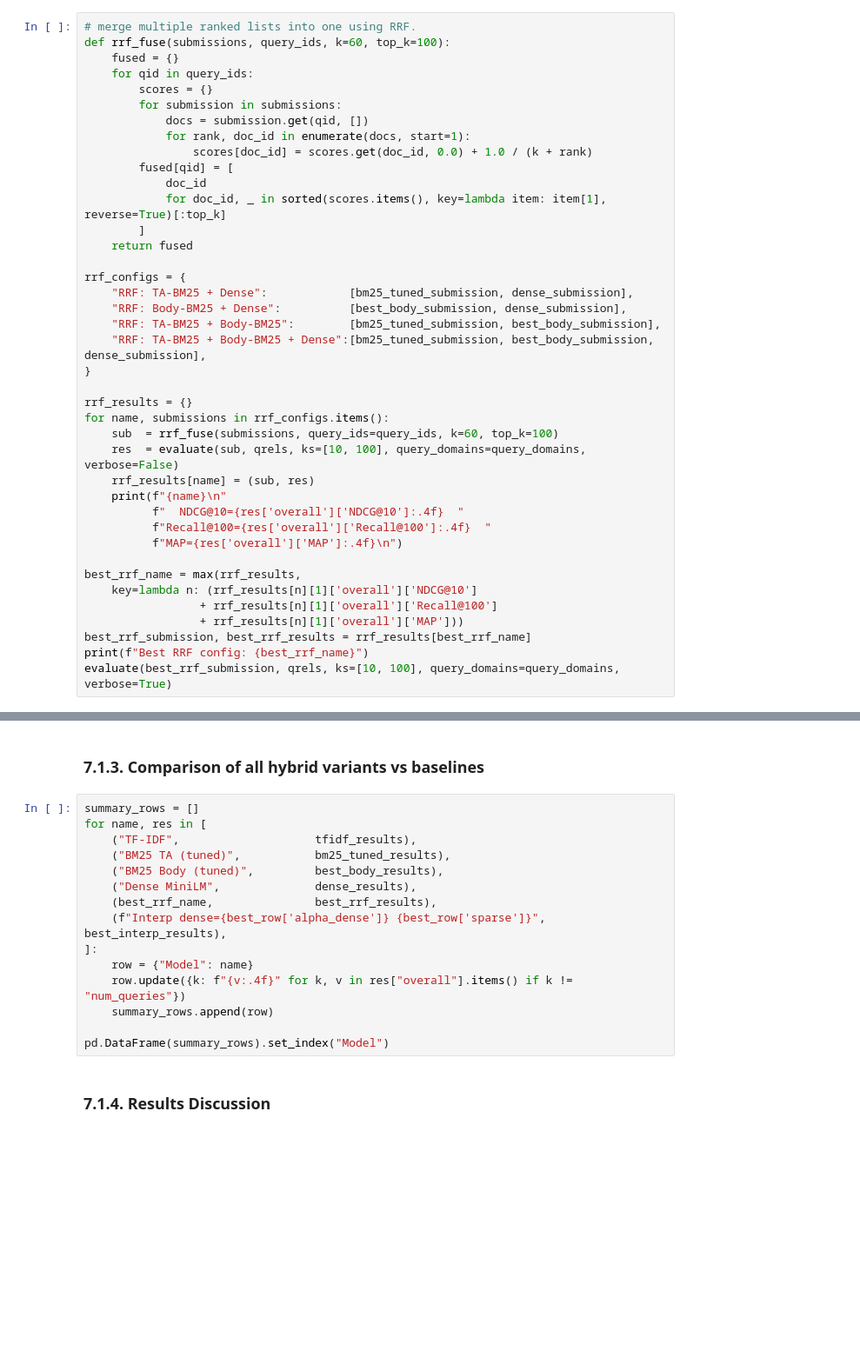
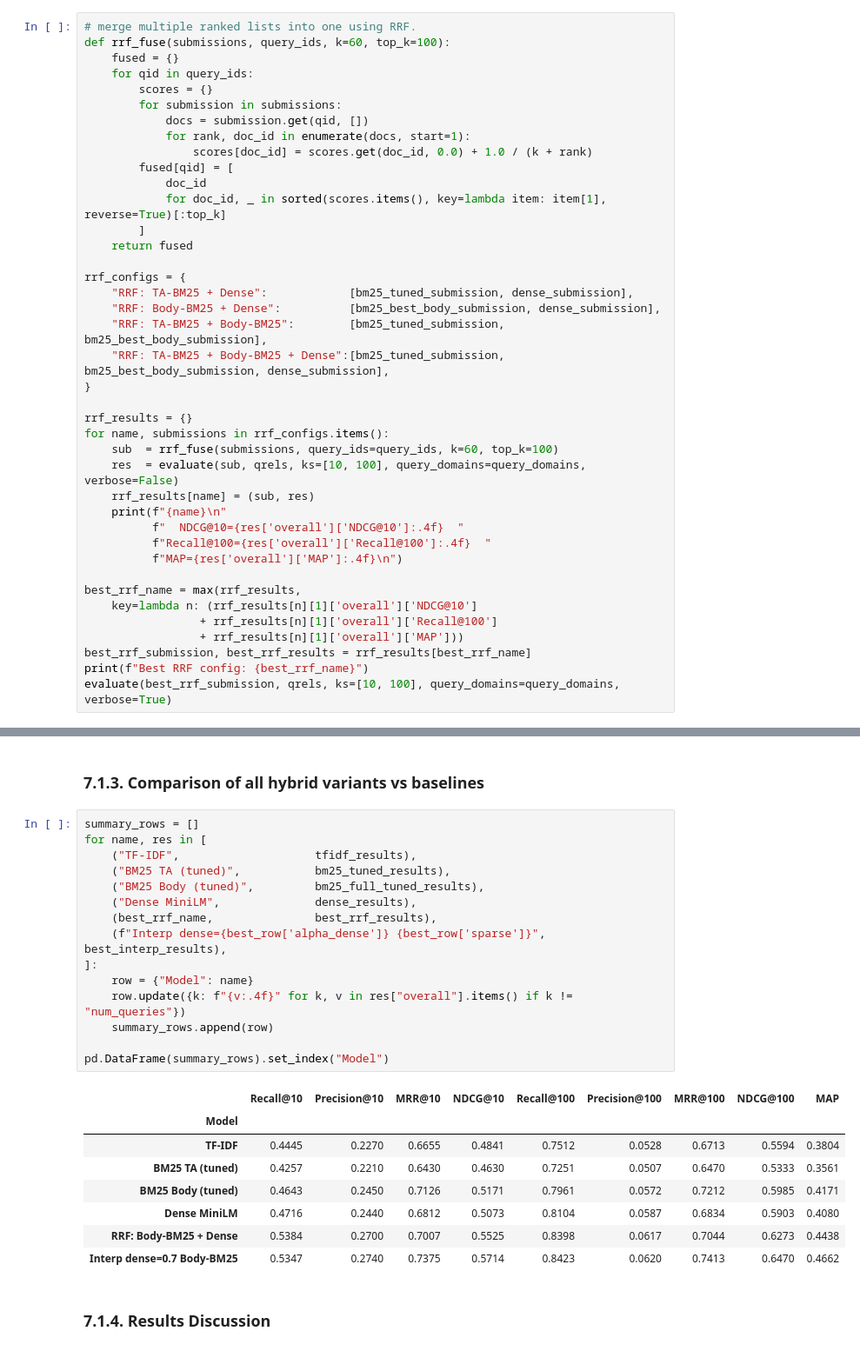
Before and after one commit to naghamabuwarda/IR_Challenge, a Jupyter notebook: challenge with-score-ndcg- 0.7547.ipynb, the cells around one changed output, grey strips where cells are left out. Shown at 87% size. Saved outputs shown, nothing was run; the diff lists cells and outputs as text; blank space fills up the shorter version.

```diff
--- a/challenge with-score-ndcg- 0.7547.ipynb
+++ b/challenge with-score-ndcg- 0.7547.ipynb
@@ -2093,9 +2077,9 @@ def rrf_fuse(submissions, query_ids, k=60, top_k=100):
 
 rrf_configs = {
     "RRF: TA-BM25 + Dense":            [bm25_tuned_submission, dense_submission],
-    "RRF: Body-BM25 + Dense":          [best_body_submission, dense_submission],
-    "RRF: TA-BM25 + Body-BM25":        [bm25_tuned_submission, best_body_submission],
-    "RRF: TA-BM25 + Body-BM25 + Dense":[bm25_tuned_submission, best_body_submission, dense_submission],
+    "RRF: Body-BM25 + Dense":          [bm25_best_body_submission, dense_submission],
+    "RRF: TA-BM25 + Body-BM25":        [bm25_tuned_submission, bm25_best_body_submission],
+    "RRF: TA-BM25 + Body-BM25 + Dense":[bm25_tuned_submission, bm25_best_body_submission, dense_submission],
 }
 
 rrf_results = {}
@@ -2161,18 +2209,27 @@ best_interp_results = evaluate(best_interp_sub, qrels, ks=[10, 100],
 # %%
 summary_rows = []
 for name, res in [
     ("TF-IDF",                    tfidf_results),
     ("BM25 TA (tuned)",           bm25_tuned_results),
-    ("BM25 Body (tuned)",         best_body_results),
+    ("BM25 Body (tuned)",         bm25_full_tuned_results),
     ("Dense MiniLM",              dense_results),
     (best_rrf_name,               best_rrf_results),
     (f"Interp dense={best_row['alpha_dense']} {best_row['sparse']}", best_interp_results),
 ]:
     row = {"Model": name}
     row.update({k: f"{v:.4f}" for k, v in res["overall"].items() if k != "num_queries"})
     summary_rows.append(row)
 
 pd.DataFrame(summary_rows).set_index("Model")
+# %% [output]
+|  | Recall@10 | Precision@10 | MRR@10 | NDCG@10 | Recall@100 | Precision@100 | MRR@100 | NDCG@100 | MAP |
+| Model |  |  |  |  |  |  |  |  |  |
+| TF-IDF | 0.4445 | 0.2270 | 0.6655 | 0.4841 | 0.7512 | 0.0528 | 0.6713 | 0.5594 | 0.3804 |
+| BM25 TA (tuned) | 0.4257 | 0.2210 | 0.6430 | 0.4630 | 0.7251 | 0.0507 | 0.6470 | 0.5333 | 0.3561 |
+| BM25 Body (tuned) | 0.4643 | 0.2450 | 0.7126 | 0.5171 | 0.7961 | 0.0572 | 0.7212 | 0.5985 | 0.4171 |
+| Dense MiniLM | 0.4716 | 0.2440 | 0.6812 | 0.5073 | 0.8104 | 0.0587 | 0.6834 | 0.5903 | 0.4080 |
+| RRF: Body-BM25 + Dense | 0.5384 | 0.2700 | 0.7007 | 0.5525 | 0.8398 | 0.0617 | 0.7044 | 0.6273 | 0.4438 |
+| Interp dense=0.7 Body-BM25 | 0.5347 | 0.2740 | 0.7375 | 0.5714 | 0.8423 | 0.0620 | 0.7413 | 0.6470 | 0.4662 |
 # %% [markdown]
 ### 7.1.4. Results Discussion
 # %% [markdown]
```
Also changed, not shown: parts of 9 cells of this notebook.
